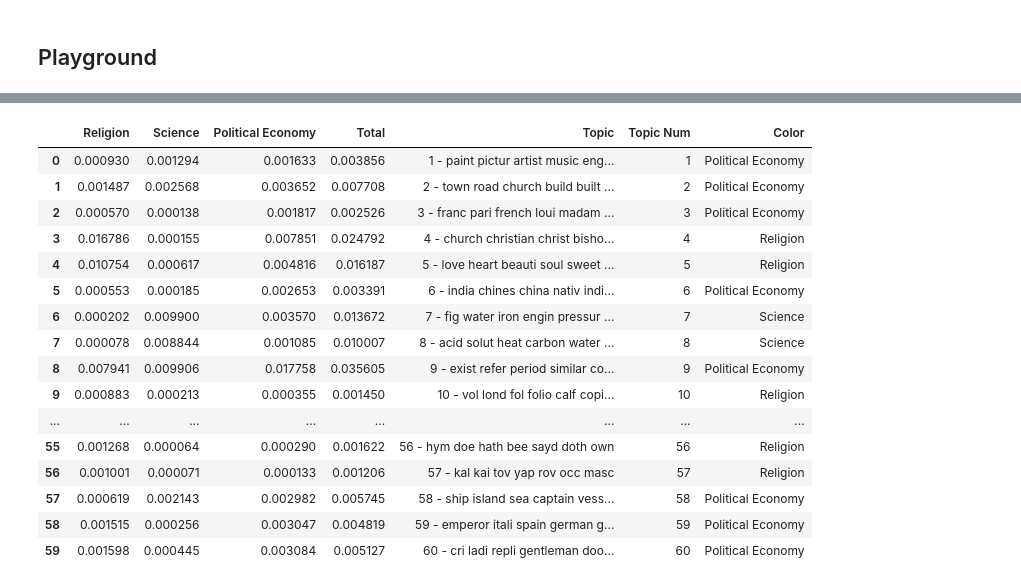
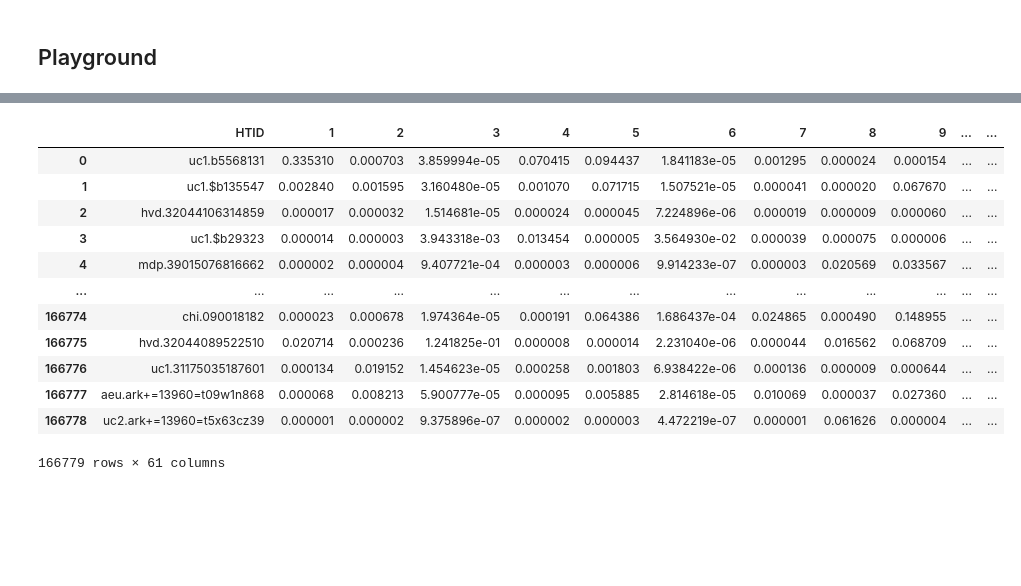
Before and after one commit to austinkennedy/Hathitrust, a Jupyter notebook: code/topic_volume_weights.ipynb, the cells around one changed output, grey strips where cells are left out. Saved outputs shown, nothing was run; the diff lists cells and outputs as text; code cells hidden in the pictures; blank space fills up the shorter version.

Commit message:
Successfully got volume weights and topic ternary plots

```diff
--- a/code/topic_volume_weights.ipynb
+++ b/code/topic_volume_weights.ipynb
@@ -280,20 +236,0 @@ for ind,row in moving_average_shares.iterrows():
-# %%
-volume_topics = '../input/20191007_topics.txt'
-
-topic_words = '../input/20191007_keys.txt'
-topics = pd.read_csv(topic_words, sep = '\t', lineterminator = '\n', header=None)
-# topics.drop(columns = 0, inplace = True)
-topics.columns = ['topic_num','weight','words']
-topics['topic_num'] = topics['topic_num'] + 1
-
-words=[]
-for i in range(0,60):
-    words.append(topics.iloc[i,2].split(' ')) #convert string to list
-    if (i==14):
-        words[i][2] = str('differ')#ligature "ff" causes labeling problems in matplotlib
-        words[i][4]= str('sufficient')
-        words[i][5]= str('suffer')
-        words[i] = ' '.join(words[i][:7])#slice first 9 words and convert back to string for wrapping
-
-    else:
-        words[i] = ' '.join(words[i][:7])#slice first 9 words and convert back to string for wrapping
@@ -423,20 +237,16 @@ for i in range(0,381):
-# %%
-moving_totals['1850']
-# %% [output]
-|  | Religion | Science | Political Economy | Total | Topic | Topic Num | Color |
-| 0 | 0.000930 | 0.001294 | 0.001633 | 0.003856 | 1 - paint pictur artist music eng... | 1 | Political Economy |
-| 1 | 0.001487 | 0.002568 | 0.003652 | 0.007708 | 2 - town road church build built ... | 2 | Political Economy |
-| 2 | 0.000570 | 0.000138 | 0.001817 | 0.002526 | 3 - franc pari french loui madam ... | 3 | Political Economy |
-| 3 | 0.016786 | 0.000155 | 0.007851 | 0.024792 | 4 - church christian christ bisho... | 4 | Religion |
-| 4 | 0.010754 | 0.000617 | 0.004816 | 0.016187 | 5 - love heart beauti soul sweet ... | 5 | Religion |
-| 5 | 0.000553 | 0.000185 | 0.002653 | 0.003391 | 6 - india chines china nativ indi... | 6 | Political Economy |
-| 6 | 0.000202 | 0.009900 | 0.003570 | 0.013672 | 7 - fig water iron engin pressur ... | 7 | Science |
-| 7 | 0.000078 | 0.008844 | 0.001085 | 0.010007 | 8 - acid solut heat carbon water ... | 8 | Science |
-| 8 | 0.007941 | 0.009906 | 0.017758 | 0.035605 | 9 - exist refer period similar co... | 9 | Political Economy |
-| 9 | 0.000883 | 0.000213 | 0.000355 | 0.001450 | 10 - vol lond fol folio calf copi... | 10 | Religion |
-| ... | ... | ... | ... | ... | ... | ... | ... |
-| 55 | 0.001268 | 0.000064 | 0.000290 | 0.001622 | 56 - hym doe hath bee sayd doth own | 56 | Religion |
-| 56 | 0.001001 | 0.000071 | 0.000133 | 0.001206 | 57 - kal kai tov yap rov occ masc | 57 | Religion |
-| 57 | 0.000619 | 0.002143 | 0.002982 | 0.005745 | 58 - ship island sea captain vess... | 58 | Political Economy |
-| 58 | 0.001515 | 0.000256 | 0.003047 | 0.004819 | 59 - emperor itali spain german g... | 59 | Political Economy |
-| 59 | 0.001598 | 0.000445 | 0.003084 | 0.005127 | 60 - cri ladi repli gentleman doo... | 60 | Political Economy |
+# %%
+volume_topics
+# %% [output]
+|  | HTID | 1 | 2 | 3 | 4 | 5 | 6 | 7 | 8 | 9 | ... | ... |
+| 0 | uc1.b5568131 | 0.335310 | 0.000703 | 3.859994e-05 | 0.070415 | 0.094437 | 1.841183e-05 | 0.001295 | 0.000024 | 0.000154 | ... | ... |
+| 1 | uc1.$b135547 | 0.002840 | 0.001595 | 3.160480e-05 | 0.001070 | 0.071715 | 1.507521e-05 | 0.000041 | 0.000020 | 0.067670 | ... | ... |
+| 2 | hvd.32044106314859 | 0.000017 | 0.000032 | 1.514681e-05 | 0.000024 | 0.000045 | 7.224896e-06 | 0.000019 | 0.000009 | 0.000060 | ... | ... |
+| 3 | uc1.$b29323 | 0.000014 | 0.000003 | 3.943318e-03 | 0.013454 | 0.000005 | 3.564930e-02 | 0.000039 | 0.000075 | 0.000006 | ... | ... |
+| 4 | mdp.39015076816662 | 0.000002 | 0.000004 | 9.407721e-04 | 0.000003 | 0.000006 | 9.914233e-07 | 0.000003 | 0.020569 | 0.033567 | ... | ... |
+| ... | ... | ... | ... | ... | ... | ... | ... | ... | ... | ... | ... | ... |
+| 166774 | chi.090018182 | 0.000023 | 0.000678 | 1.974364e-05 | 0.000191 | 0.064386 | 1.686437e-04 | 0.024865 | 0.000490 | 0.148955 | ... | ... |
+| 166775 | hvd.32044089522510 | 0.020714 | 0.000236 | 1.241825e-01 | 0.000008 | 0.000014 | 2.231040e-06 | 0.000044 | 0.016562 | 0.068709 | ... | ... |
+| 166776 | uc1.31175035187601 | 0.000134 | 0.019152 | 1.454623e-05 | 0.000258 | 0.001803 | 6.938422e-06 | 0.000136 | 0.000009 | 0.000644 | ... | ... |
+| 166777 | aeu.ark+=13960=t09w1n868 | 0.000068 | 0.008213 | 5.900777e-05 | 0.000095 | 0.005885 | 2.814618e-05 | 0.010069 | 0.000037 | 0.027360 | ... | ... |
+| 166778 | uc2.ark+=13960=t5x63cz39 | 0.000001 | 0.000002 | 9.375896e-07 | 0.000002 | 0.000003 | 4.472219e-07 | 0.000001 | 0.061626 | 0.000004 | ... | ... |
+166779 rows × 61 columns
```
Also changed, not shown: parts of 26 cells of this notebook, 1 other file.
